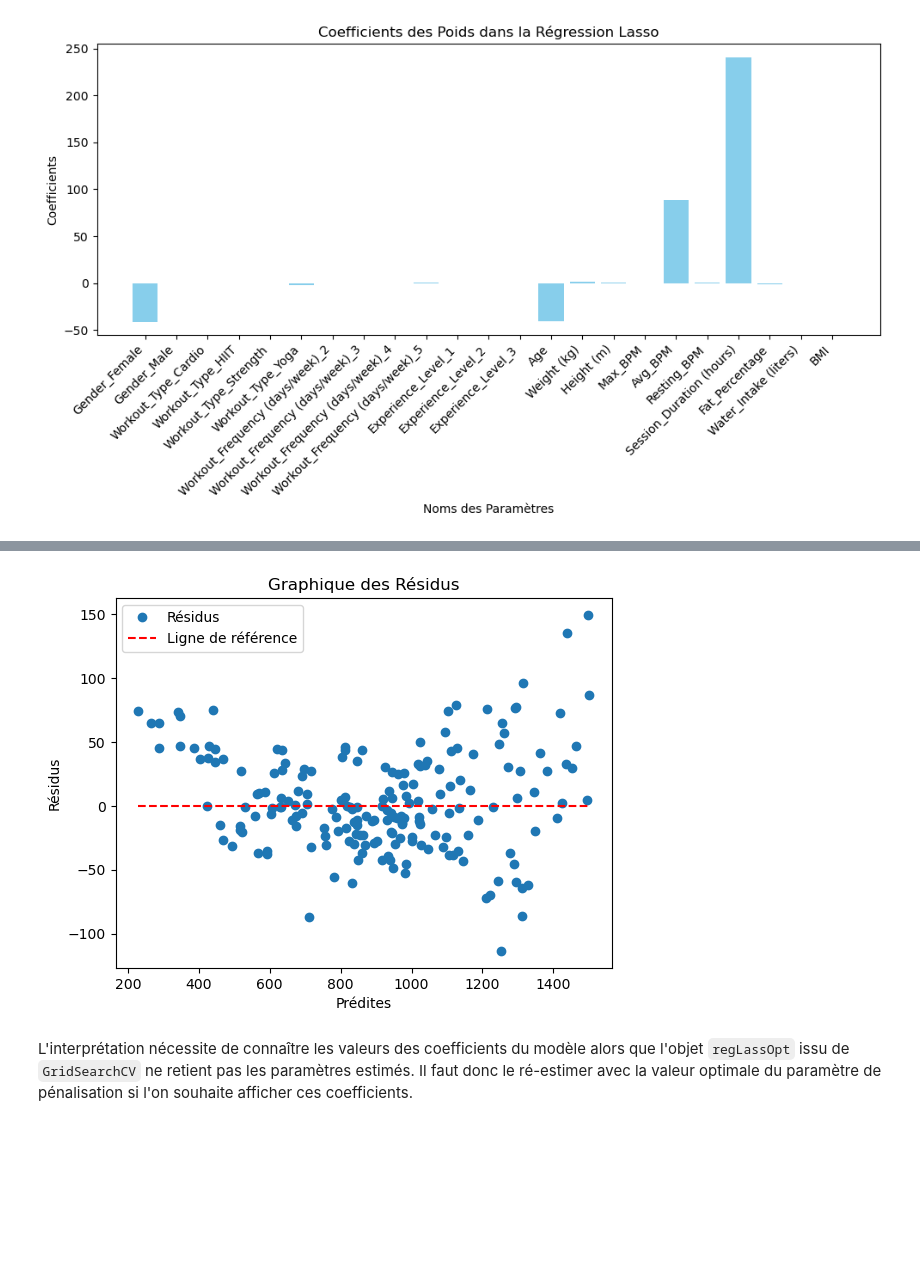
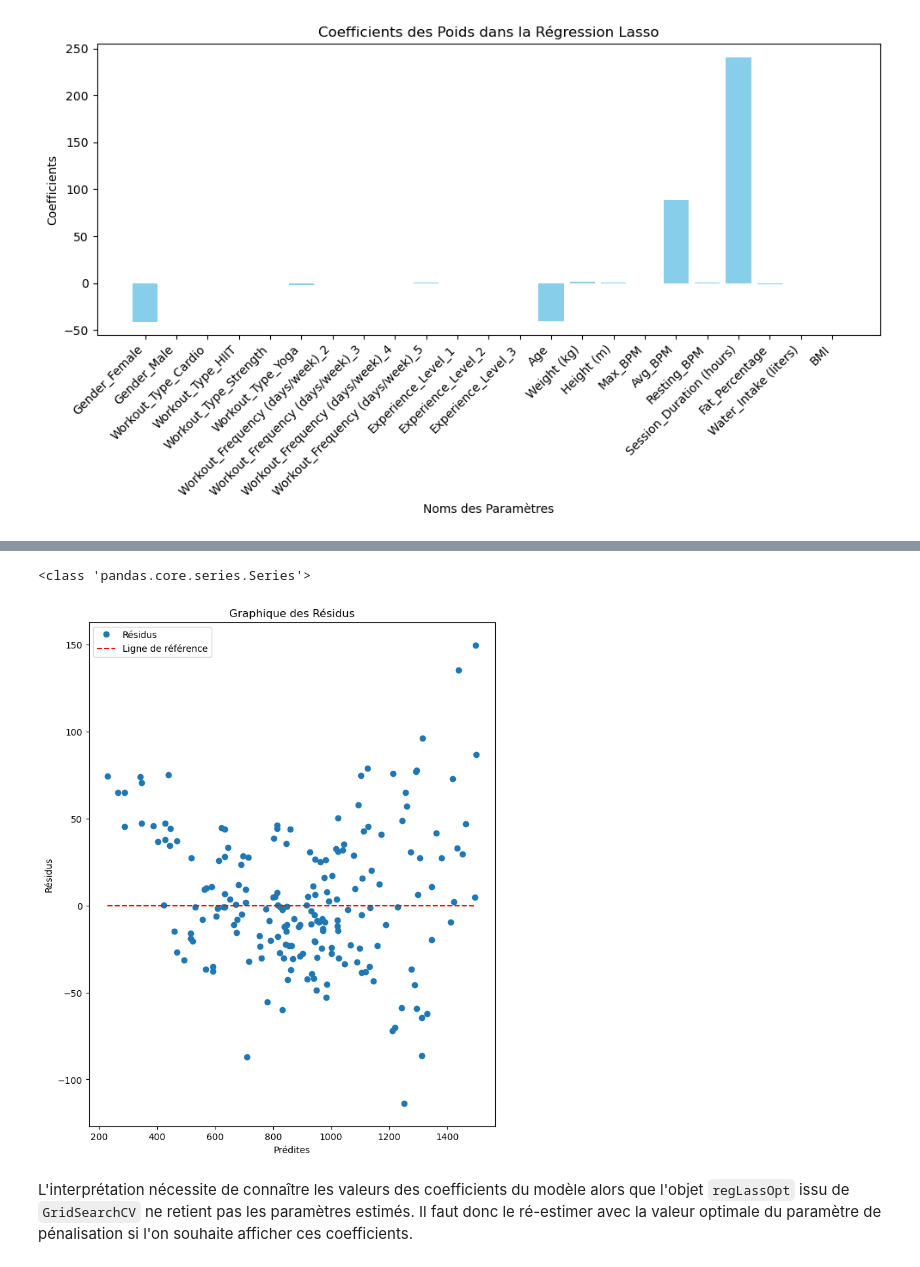
Before and after one commit to Edgar-Neboit/Projet_ML, a Jupyter notebook: Projet_ML_Python.ipynb, the cells around one changed output, grey strips where cells are left out. Drawn from its saved outputs; the diff is of its cells as text; code cells hidden in the pictures; blank space fills up the shorter version.

```diff
--- a/Projet_ML_Python.ipynb
+++ b/Projet_ML_Python.ipynb
@@ -111,7 +120,8 @@ dfC.head()
 5 rows × 23 columns
 # %%
 #Variables à prédire/expliquer
-YC=data[["Calories_Burned"]]
+YC=data["Calories_Burned"]
+#print(type(YC))
 YC.hist()
 plt.show()
 # %% [output]
@@ -225,13 +234,15 @@ print(YC_test)
 # %%
-plt.plot(prev,YC_test["Calories_Burned"]-prev,"o",label='Résidus')
+#print(type(YC_test))
+plt.plot(prev,YC_test-prev,"o",label='Résidus')
 plt.xlabel(u"Prédites")
 plt.ylabel(u"Résidus")
 plt.hlines(0, min(prev), max(prev), colors='red', linestyles='dashed', label='Ligne de référence')
 plt.legend()
 plt.title("Graphique des Résidus")
 plt.show()
 # %% [output]
+<class 'pandas.core.series.Series'>
-[figure, old version]
+[figure, new version]
 # %% [markdown]
 
 L'interprétation nécessite de connaître les valeurs des coefficients du modèle alors que l'objet `regLassOpt` issu de `GridSearchCV` ne retient pas les paramètres estimés. Il faut donc le ré-estimer avec la valeur optimale du paramètre de pénalisation si l'on souhaite afficher ces coefficients.
```
Also changed, not shown: parts of 33 cells of this notebook.
